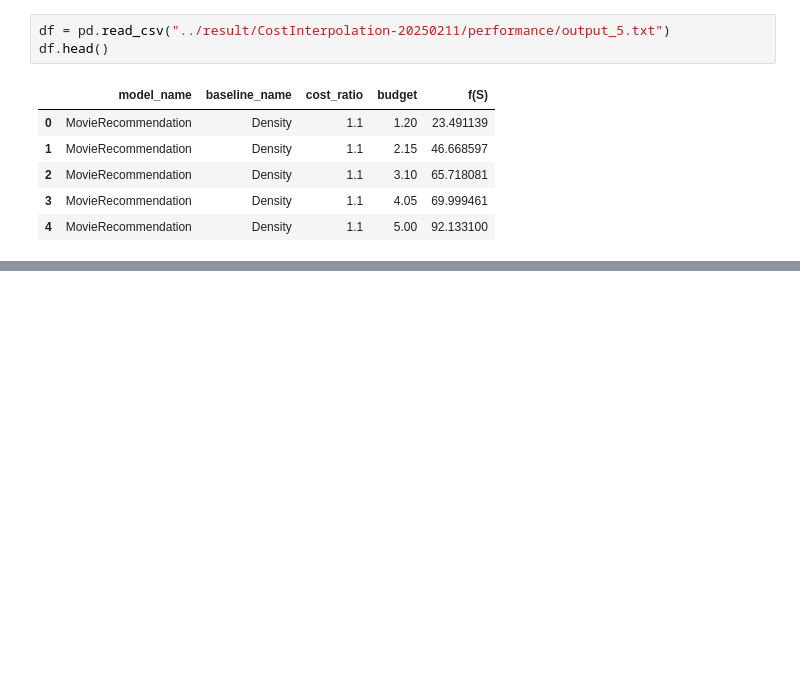
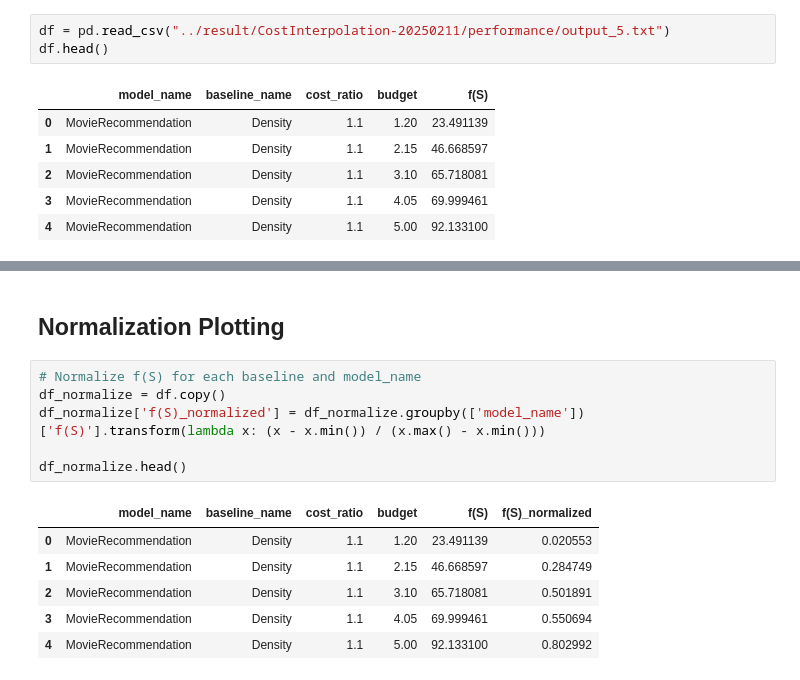
Before and after one commit to tongch8819/SubOptKnapsack, a Jupyter notebook: notebooks/cost_ratio_interpolation_plot.ipynb, the cells around one changed output, grey strips where cells are left out. Drawn from its saved outputs; the diff is of its cells as text; blank space fills up the shorter version.

```diff
--- a/notebooks/cost_ratio_interpolation_plot.ipynb
+++ b/notebooks/cost_ratio_interpolation_plot.ipynb
@@ -209,0 +303,15 @@ print(latex_table)
+# %% [markdown]
+## Normalization Plotting
+# %%
+# Normalize f(S) for each baseline and model_name
+df_normalize = df.copy()
+df_normalize['f(S)_normalized'] = df_normalize.groupby(['model_name'])['f(S)'].transform(lambda x: (x - x.min()) / (x.max() - x.min()))
+
+df_normalize.head()
+# %% [output]
+|  | model_name | baseline_name | cost_ratio | budget | f(S) | f(S)_normalized |
+| 0 | MovieRecommendation | Density | 1.1 | 1.20 | 23.491139 | 0.020553 |
+| 1 | MovieRecommendation | Density | 1.1 | 2.15 | 46.668597 | 0.284749 |
+| 2 | MovieRecommendation | Density | 1.1 | 3.10 | 65.718081 | 0.501891 |
+| 3 | MovieRecommendation | Density | 1.1 | 4.05 | 69.999461 | 0.550694 |
+| 4 | MovieRecommendation | Density | 1.1 | 5.00 | 92.133100 | 0.802992 |
```
Also changed, not shown: parts of 12 cells of this notebook, 2 other files.
